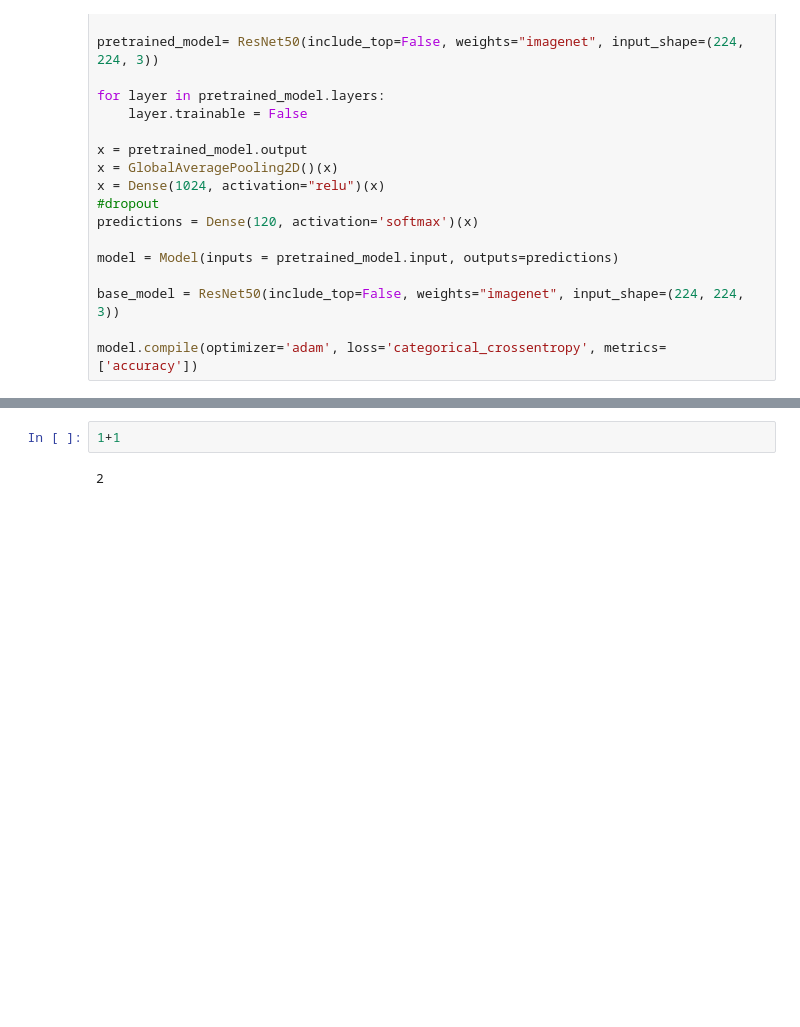
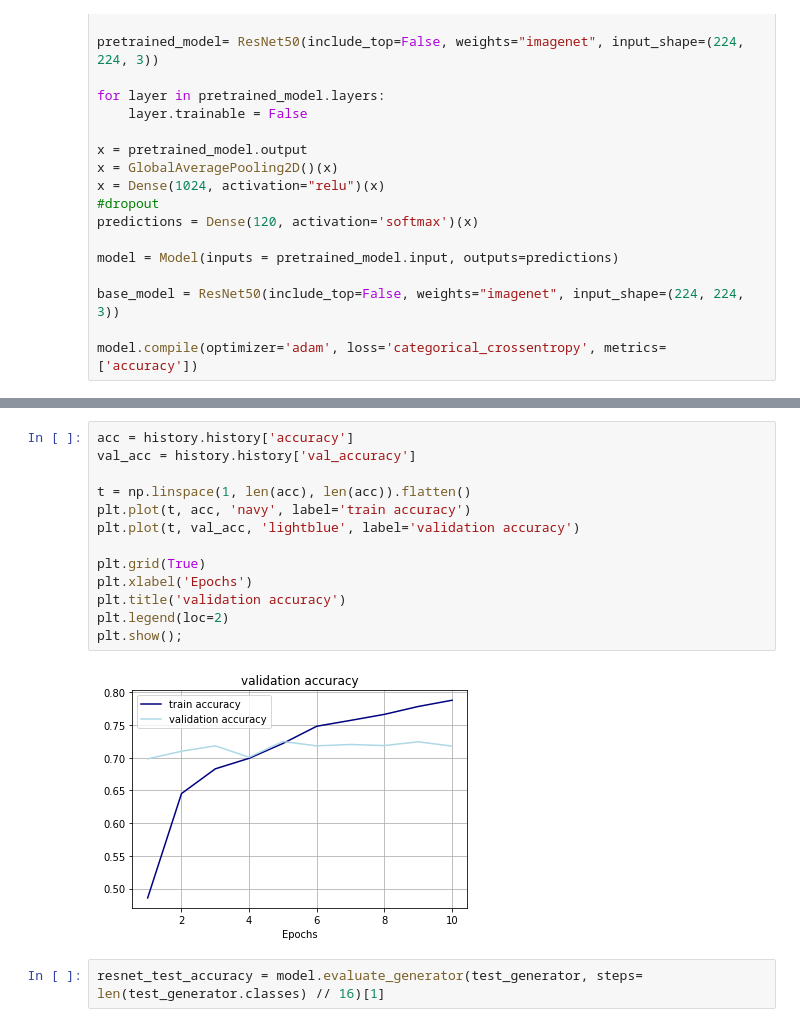
Before and after one commit to celiabayet/Dogs, a Jupyter notebook: code/notebooks/Resnet.ipynb, the cells around one changed output, grey strips where cells are left out. Cells and saved outputs as stored; diff of their text form; blank space fills up the shorter version.

```diff
--- a/code/notebooks/Resnet.ipynb
+++ b/code/notebooks/Resnet.ipynb
@@ -137,5 +245,18 @@ Wall time: 7h 34min 12s
 <keras.callbacks.callbacks.History at 0x...>
-# %%
-1+1
-# %% [output]
-2
+# %%
+acc = history.history['accuracy']
+val_acc = history.history['val_accuracy']
+
+t = np.linspace(1, len(acc), len(acc)).flatten()
+plt.plot(t, acc, 'navy', label='train accuracy')
+plt.plot(t, val_acc, 'lightblue', label='validation accuracy')
+
+plt.grid(True)
+plt.xlabel('Epochs')
+plt.title('validation accuracy')
+plt.legend(loc=2)
+plt.show();
+# %% [output]
+[figure, added]
+# %%
+resnet_test_accuracy = model.evaluate_generator(test_generator, steps= len(test_generator.classes) // 16)[1]
```
Also changed, not shown: parts of 16 cells of this notebook, 4 other files.
